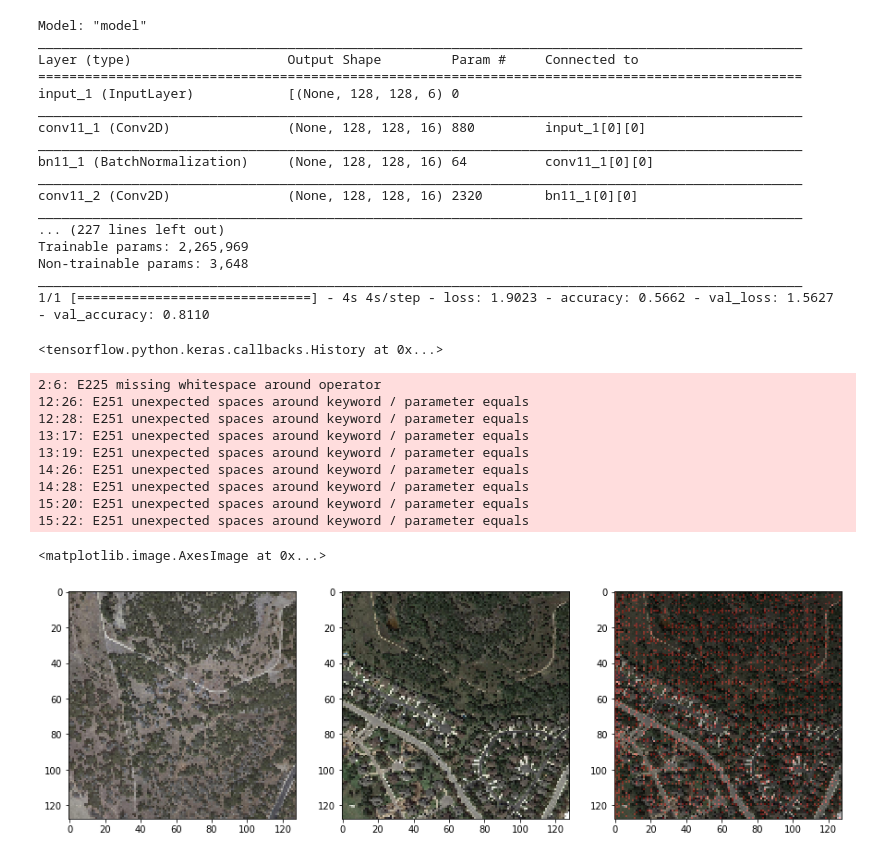
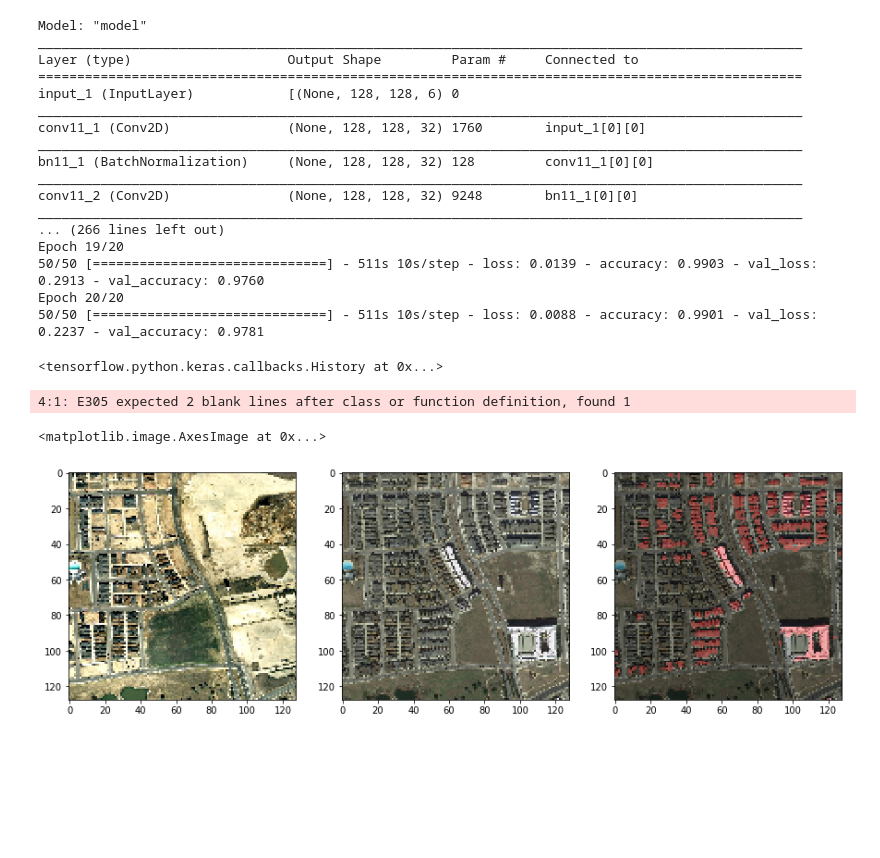
Before and after one commit to 9r0x/Image_recognition, a Jupyter notebook: Change detection.ipynb, the cells around one changed output. Cells and saved outputs as stored; diff of their text form; code cells hidden in the pictures; blank space fills up the shorter version.

```diff
--- a/Change detection.ipynb
+++ b/Change detection.ipynb
@@ -108,8 +109,8 @@ def standard_unit(input_tensor, stage, nb_filter, kernel_size=3, mode='None'):
     return x
 # %%
 def Nest_Net2(input_shape, num_class=1, deep_supervision=False):
-    nb_filter = [16, 32, 64, 128, 256]
-    # nb_filter = [32, 64, 128, 256, 512]
+    # nb_filter = [16, 32, 64, 128, 256]
+    nb_filter = [32, 64, 128, 256, 512]
     mode = 'residual'
     bn_axis = 3
 
@@ -189,7 +190,7 @@ def Nest_Net2(input_shape, num_class=1, deep_supervision=False):
                                               nestnet_output_3,
                                               nestnet_output_4,
                                               nestnet_output_5])
-        model.compile(optimizer=Adam(lr=1e-4),
+        model.compile(optimizer=Adam(lr=LEARNING_RATE),
                       loss=[weighted_bce_dice_loss,
                             weighted_bce_dice_loss,
                             weighted_bce_dice_loss,
@@ -200,7 +201,8 @@ def Nest_Net2(input_shape, num_class=1, deep_supervision=False):
                       )
     else:
         model = Model(inputs=inputs, outputs=[nestnet_output_4])
-        model.compile(optimizer=Adam(lr=1e-4), loss=weighted_bce_dice_loss,
+        model.compile(optimizer=Adam(lr=LEARNING_RATE),
+                      loss=weighted_bce_dice_loss,
                       metrics=['accuracy'])
 
     model.summary()
@@ -215,6 +217,17 @@ val_path_list = tf.data.Dataset.list_files(base_path + 'val/A/*.png')
 train_ds = train_path_list.map(process_path, num_parallel_calls=tf.data.experimental.AUTOTUNE)
 test_ds = test_path_list.map(process_path, num_parallel_calls=tf.data.experimental.AUTOTUNE)
 val_ds = val_path_list.map(process_path, num_parallel_calls=tf.data.experimental.AUTOTUNE)
+# %%
+checkpoint_path = "./checkpoints/cp.ckpt"
+checkpoint_dir = os.path.dirname(checkpoint_path)
+
+checkpoint_callback = tf.keras.callbacks.ModelCheckpoint(filepath=checkpoint_path,
+                                                         save_weights_only=True,
+                                                         save_best_only=True,
+                                                         monitor='accuracy',
+                                                         mode='max',
+                                                         verbose=0,
+                                                         save_freq='epoch')
 # %%
 input_shape = [IMAGE_PX, IMAGE_PX, 6]
 model = Nest_Net2(input_shape, deep_supervision=False)
@@ -226,11 +239,16 @@ test_ds = test_ds.batch(BATCH_SIZE)
 log_dir = "logs/fit/" + datetime.datetime.now().strftime("%Y%m%d-%H%M%S")
 tensorboard_callback = tf.keras.callbacks.TensorBoard(log_dir=log_dir, histogram_freq=1)
 
+try:
+    model.load_weights(tf.train.latest_checkpoint(checkpoint_dir))
+except AttributeError:
+    pass
+
 model.fit(train_ds,
           steps_per_epoch=STEPS_PER_EPOCH,
           epochs=EPOCHS,
           validation_data=val_ds,
-          callbacks=[tensorboard_callback])
+          callbacks=[tensorboard_callback, checkpoint_callback])
 # %% [output]
 Model: "model"
 __________________________________________________________________________________________________
@@ -238,27 +256,18 @@ Layer (type)                    Output Shape         Param #     Connected to
 ==================================================================================================
 input_1 (InputLayer)            [(None, 128, 128, 6) 0
 __________________________________________________________________________________________________
-conv11_1 (Conv2D)               (None, 128, 128, 16) 880         input_1[0][0]
+conv11_1 (Conv2D)               (None, 128, 128, 32) 1760        input_1[0][0]
 __________________________________________________________________________________________________
-bn11_1 (BatchNormalization)     (None, 128, 128, 16) 64          conv11_1[0][0]
+bn11_1 (BatchNormalization)     (None, 128, 128, 32) 128         conv11_1[0][0]
 __________________________________________________________________________________________________
-conv11_2 (Conv2D)               (None, 128, 128, 16) 2320        bn11_1[0][0]
+conv11_2 (Conv2D)               (None, 128, 128, 32) 9248        bn11_1[0][0]
 __________________________________________________________________________________________________
-... (227 lines left out)
-Trainable params: 2,265,969
-Non-trainable params: 3,648
-__________________________________________________________________________________________________
-1/1 [==============================] - 4s 4s/step - loss: 1.9023 - accuracy: 0.5662 - val_loss: 1.5627 - val_accuracy: 0.8110
+... (266 lines left out)
+Epoch 19/20
+50/50 [==============================] - 511s 10s/step - loss: 0.0139 - accuracy: 0.9903 - val_loss: 0.2913 - val_accuracy: 0.9760
+Epoch 20/20
+50/50 [==============================] - 511s 10s/step - loss: 0.0088 - accuracy: 0.9901 - val_loss: 0.2237 - val_accuracy: 0.9781
 <tensorflow.python.keras.callbacks.History at 0x...>
-2:6: E225 missing whitespace around operator
-12:26: E251 unexpected spaces around keyword / parameter equals
-12:28: E251 unexpected spaces around keyword / parameter equals
-13:17: E251 unexpected spaces around keyword / parameter equals
-13:19: E251 unexpected spaces around keyword / parameter equals
-14:26: E251 unexpected spaces around keyword / parameter equals
-14:28: E251 unexpected spaces around keyword / parameter equals
-15:20: E251 unexpected spaces around keyword / parameter equals
-15:22: E251 unexpected spaces around keyword / parameter equals
 # %%
 def target_dim(channels):
     return [1, IMAGE_PX, IMAGE_PX, channels]
@@ -267,6 +276,8 @@ def target_dim(channels):
 x, label = next(iter(test_ds.take(1)))
 a, b = deconcatenate(x)
 raw_pred = model.predict(x)
+if isinstance(raw_pred, list):
+    raw_pred = raw_pred[-1]
 bool_pred = tf.cast(tf.greater_equal(raw_pred, 0.6), tf.float32)
 
 file_writer = tf.summary.create_file_writer(log_dir)
@@ -277,33 +288,35 @@ for i in range(BATCH_SIZE):
         tf.summary.image("Image {} Groundtruth".format(i + 1), tf.reshape(label[i], target_dim(1)), step=0)
         tf.summary.image("Image {} Raw Prediction".format(i + 1), tf.reshape(raw_pred[i], target_dim(1)), step=0)
         tf.summary.image("Image {} Boolean Prediction".format(i + 1), tf.reshape(bool_pred[i], target_dim(1)), step=0)
+# %% [output]
+4:1: E305 expected 2 blank lines after class or function definition, found 1
 # %%
-index = 2
+index = 18
 
 a, b = deconcatenate(x)
 a = x[:, :, :, 0:3]
 b = x[:, :, :, 3:6]
 
 raw_pred_c = tf.image.grayscale_to_rgb(tf.constant(raw_pred[index, :, :])).numpy()
 raw_pred_c[:, :, 1] = 0
 raw_pred_c[:, :, 2] = 0
 
 bool_pred_c = tf.image.grayscale_to_rgb(bool_pred[index, :, :]).numpy()
 bool_pred_c[:, :, 1] = 0
 bool_pred_c[:, :, 2] = 0
 
 plt.figure(figsize=(15, 45))
 
 plt.subplot(131)
 plt.imshow(a[index, :, :, :])
 
 
 plt.subplot(132)
 plt.imshow(b[index, :, :, :])
 
 plt.subplot(133)
 plt.imshow(b[index, :, :, :], interpolation='nearest', alpha=1)
 plt.imshow(bool_pred_c, interpolation='nearest', alpha=0.3)
 # %% [output]
 <matplotlib.image.AxesImage at 0x...>
-[figure, old version]
+[figure, new version]
```
Also changed, not shown: parts of 1 cell of this notebook, 1 other file.
